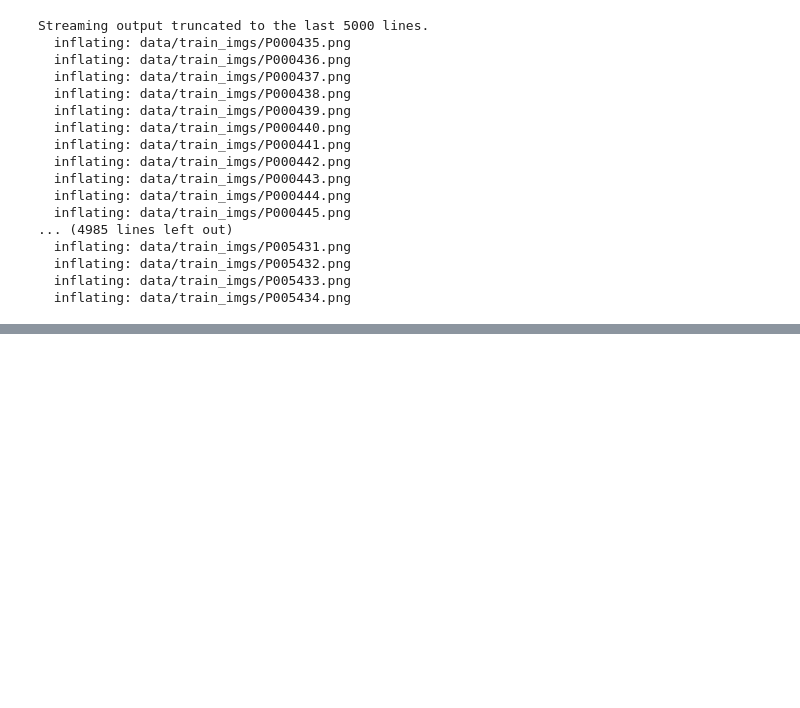
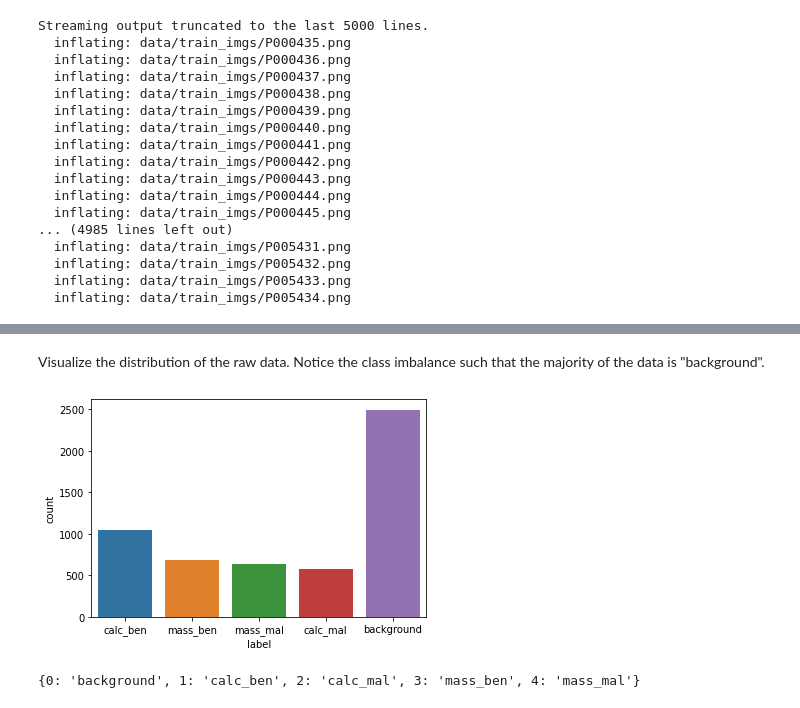
Before and after one commit to chrisporras/graddiss, a Jupyter notebook: GradientDissentersHackathon2023.ipynb, the cells around one changed output, grey strips where cells are left out. Drawn from its saved outputs; the diff is of its cells as text; code cells hidden in the pictures; blank space fills up the shorter version.

```diff
--- a/GradientDissentersHackathon2023.ipynb
+++ b/GradientDissentersHackathon2023.ipynb
@@ -406,0 +200,16 @@ plt.show()
+# %%
+import pandas as pd
+
+# New numeric labels.
+labels_num = {'background': 0, 'calc_ben': 1, 'calc_mal': 2,
+              'mass_ben': 3, 'mass_mal': 4}
+
+# Read image metadata
+traindf = pd.read_csv('data/train.csv')
+traindf['label_num'] = traindf['label'].map(labels_num)
+
+testdf = pd.read_csv('data/test.csv')
+
+# print(traindf)
+# print()
+# print(testdf)
@@ -406,0 +227,18 @@ plt.show()
+# %% [markdown]
+Visualize the distribution of the raw data. Notice the class imbalance such that the majority of the data is "background".
+# %%
+import seaborn as sns
+import matplotlib.pyplot as plt
+
+# Visualize the different classes
+fig, ax = plt.subplots()
+ax = sns.countplot(data=traindf,
+                   x="label")
+# %% [output]
+[figure, added]
+# %%
+# For more ease getting word labels from numerical predictions later
+num_labels = {v:k for k,v in labels_num.items()}
+num_labels
+# %% [output]
+{0: 'background', 1: 'calc_ben', 2: 'calc_mal', 3: 'mass_ben', 4: 'mass_mal'}
```
Also changed, not shown: parts of 225 cells of this notebook.
